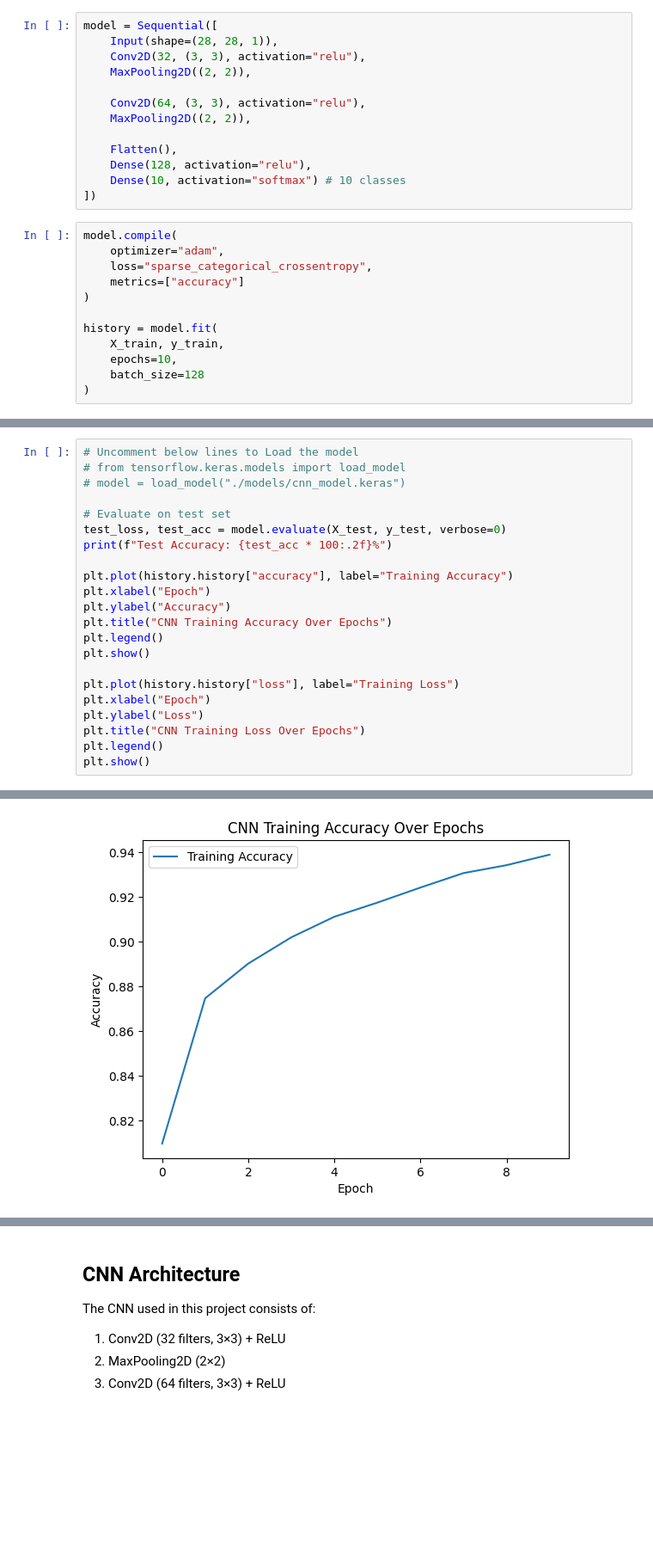
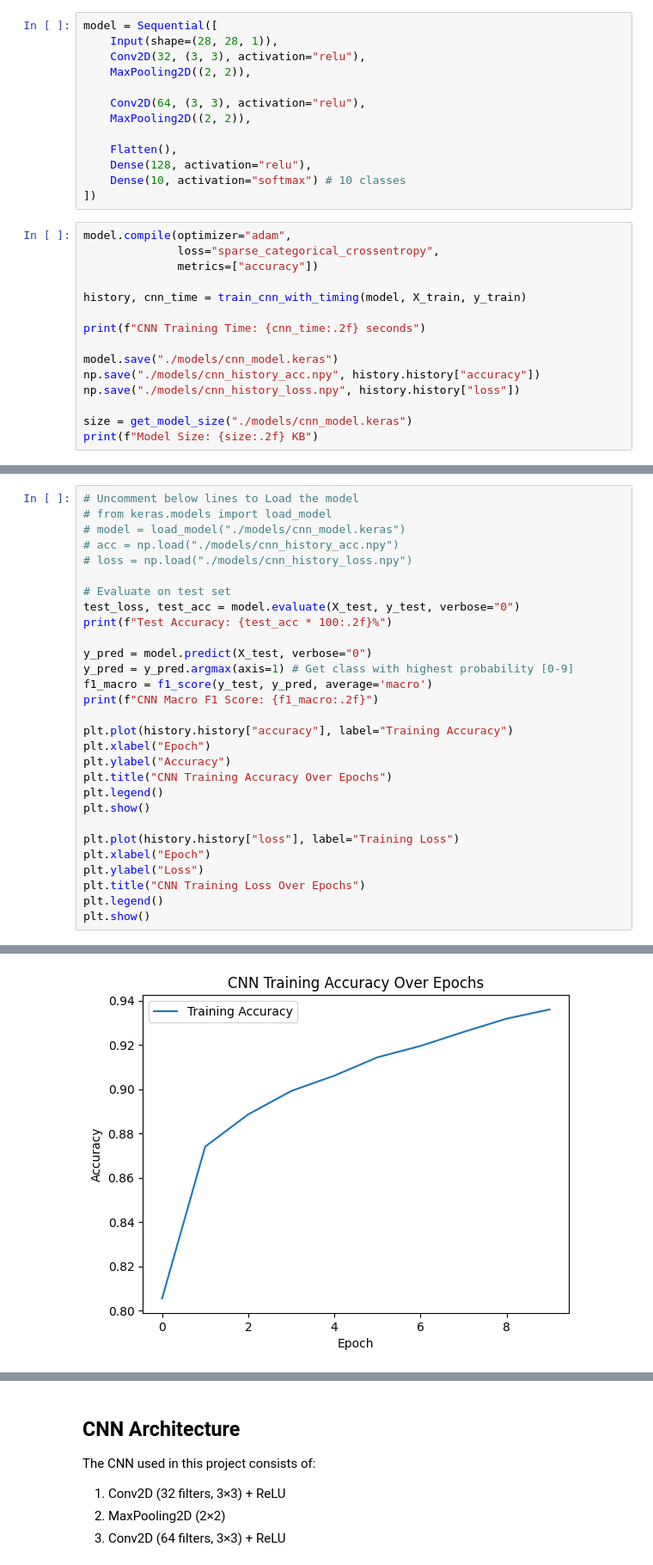
Before and after one commit to aditya-2k23/clothing-image-classifier, a Jupyter notebook: CNN.ipynb, the cells around one changed output, grey strips where cells are left out. Shown at 86% size. Saved outputs shown, nothing was run; the diff lists cells and outputs as text; blank space fills up the shorter version.

```diff
--- a/CNN.ipynb
+++ b/CNN.ipynb
@@ -32,16 +23,19 @@ model = Sequential([
     Dense(10, activation="softmax") # 10 classes
 ])
 # %%
-model.compile(
-    optimizer="adam",
-    loss="sparse_categorical_crossentropy",
-    metrics=["accuracy"]
-)
+model.compile(optimizer="adam",
+              loss="sparse_categorical_crossentropy",
+              metrics=["accuracy"])
 
-history = model.fit(
-    X_train, y_train,
-    epochs=10,
-    batch_size=128
-)
+history, cnn_time = train_cnn_with_timing(model, X_train, y_train)
+
+print(f"CNN Training Time: {cnn_time:.2f} seconds")
+
+model.save("./models/cnn_model.keras")
+np.save("./models/cnn_history_acc.npy", history.history["accuracy"])
+np.save("./models/cnn_history_loss.npy", history.history["loss"])
+
+size = get_model_size("./models/cnn_model.keras")
+print(f"Model Size: {size:.2f} KB")
 # %% [output]
 Epoch 1/10
@@ -69,11 +58,18 @@ model.save("./models/cnn_model.keras")
 # %%
 # Uncomment below lines to Load the model
-# from tensorflow.keras.models import load_model
+# from keras.models import load_model
 # model = load_model("./models/cnn_model.keras")
+# acc = np.load("./models/cnn_history_acc.npy")
+# loss = np.load("./models/cnn_history_loss.npy")
 
 # Evaluate on test set
-test_loss, test_acc = model.evaluate(X_test, y_test, verbose=0)
+test_loss, test_acc = model.evaluate(X_test, y_test, verbose="0")
 print(f"Test Accuracy: {test_acc * 100:.2f}%")
+
+y_pred = model.predict(X_test, verbose="0")
+y_pred = y_pred.argmax(axis=1) # Get class with highest probability [0-9]
+f1_macro = f1_score(y_test, y_pred, average='macro')
+print(f"CNN Macro F1 Score: {f1_macro:.2f}")
 
 plt.plot(history.history["accuracy"], label="Training Accuracy")
 plt.xlabel("Epoch")
@@ -93 +90 @@ Test Accuracy: 91.23%
-[figure, old version]
+[figure, new version]
```
Also changed, not shown: parts of 4 cells of this notebook, 2 other files.
